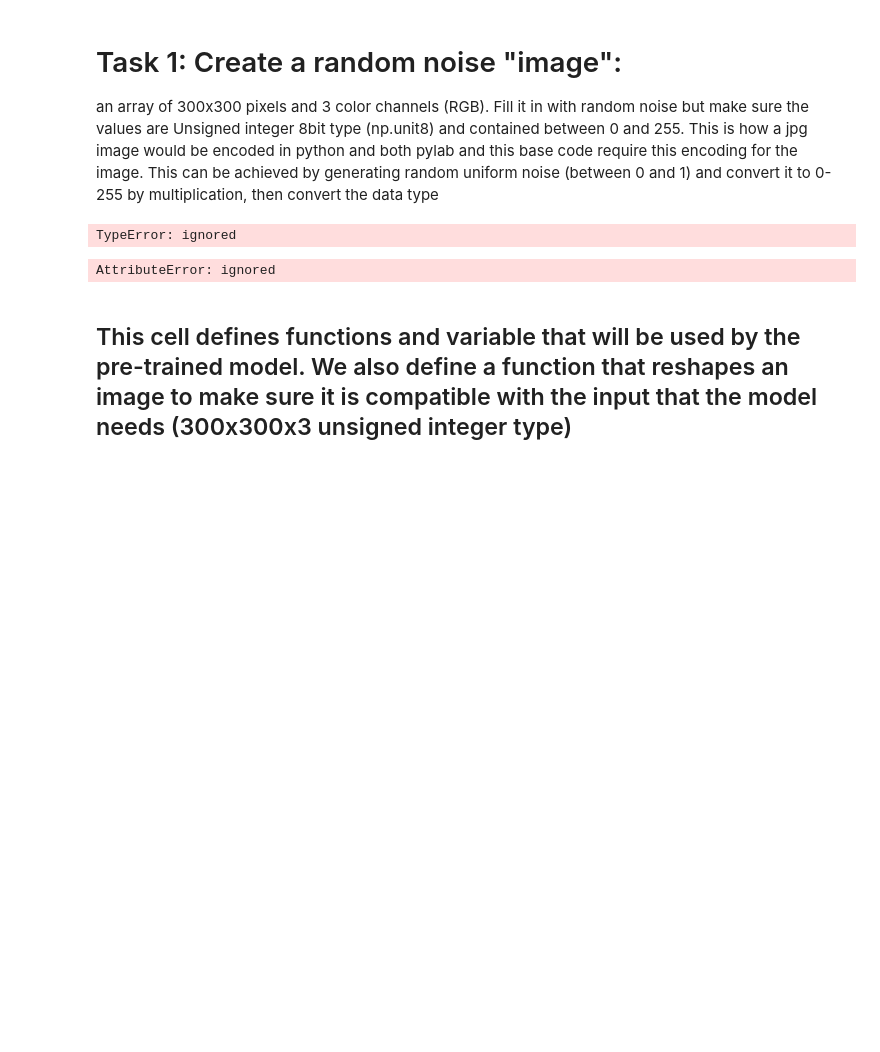
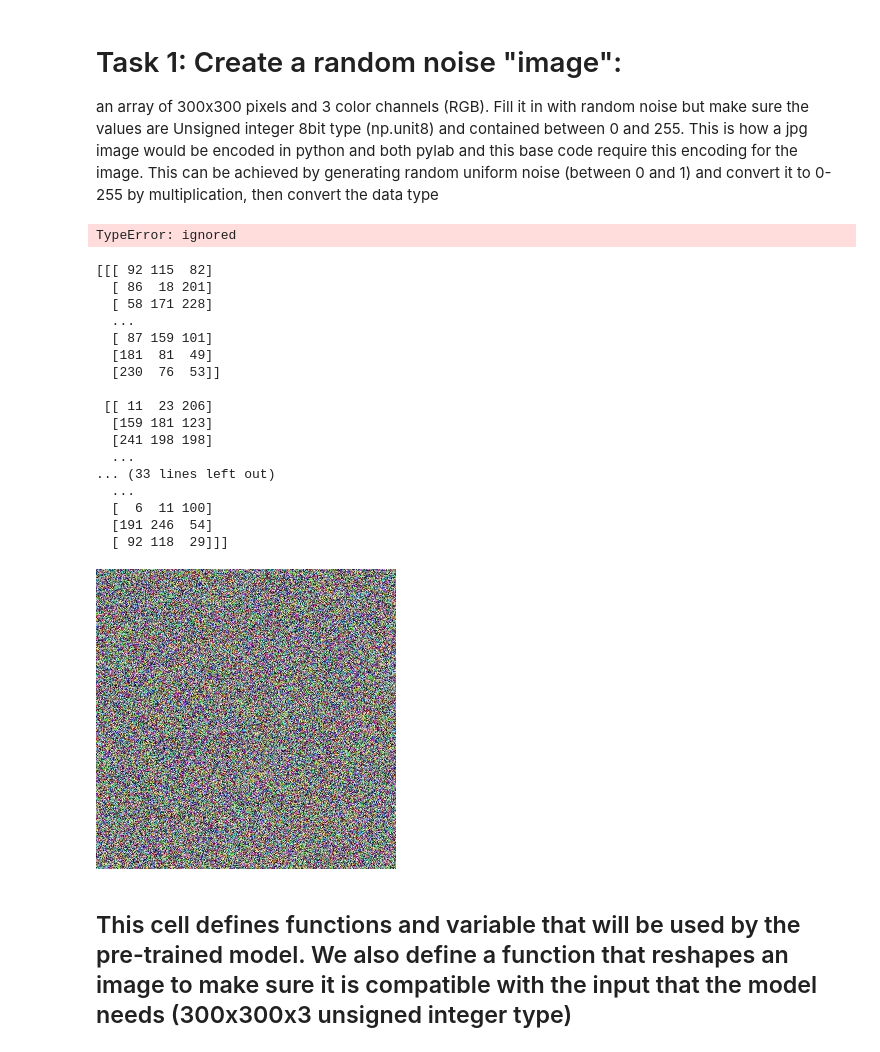
Before and after one commit to EmmanuelChinkaka/EChinkaka0, a Jupyter notebook: HW7/HW7_Solution_deepdream.ipynb, the cells around one changed output. Saved outputs shown, nothing was run; the diff lists cells and outputs as text; code cells hidden in the pictures; blank space fills up the shorter version.

```diff
--- a/HW7/HW7_Solution_deepdream.ipynb
+++ b/HW7/HW7_Solution_deepdream.ipynb
@@ -94,13 +106,29 @@ showarray(noise, size=300*300*3)
 # %% [output]
 TypeError: ignored
 # %%
-rnd = np.randn(size=(300,300,3))
-
-
 #create a 300x300x3 array that contains gaussian noise only = np.randn() can be used to create the gaussian noise
+rnd = (np.random.uniform(low=0, high=1, size=[300,300,3]) * 255).astype('uint8')
+print(rnd)
 showarray(rnd)
 # %% [output]
-AttributeError: ignored
+[[[ 92 115  82]
+  [ 86  18 201]
+  [ 58 171 228]
+  ...
+  [ 87 159 101]
+  [181  81  49]
+  [230  76  53]]
+
+ [[ 11  23 206]
+  [159 181 123]
+  [241 198 198]
+  ...
+... (33 lines left out)
+  ...
+  [  6  11 100]
+  [191 246  54]
+  [ 92 118  29]]]
+[figure, added]
 # %% [markdown]
 ## This cell defines functions and variable that will be used by the pre-trained model. We also define a function that reshapes an image to make sure it is compatible with the input that the model needs (300x300x3 unsigned integer type)
 # %%
```
Also changed, not shown: parts of 12 cells of this notebook.
